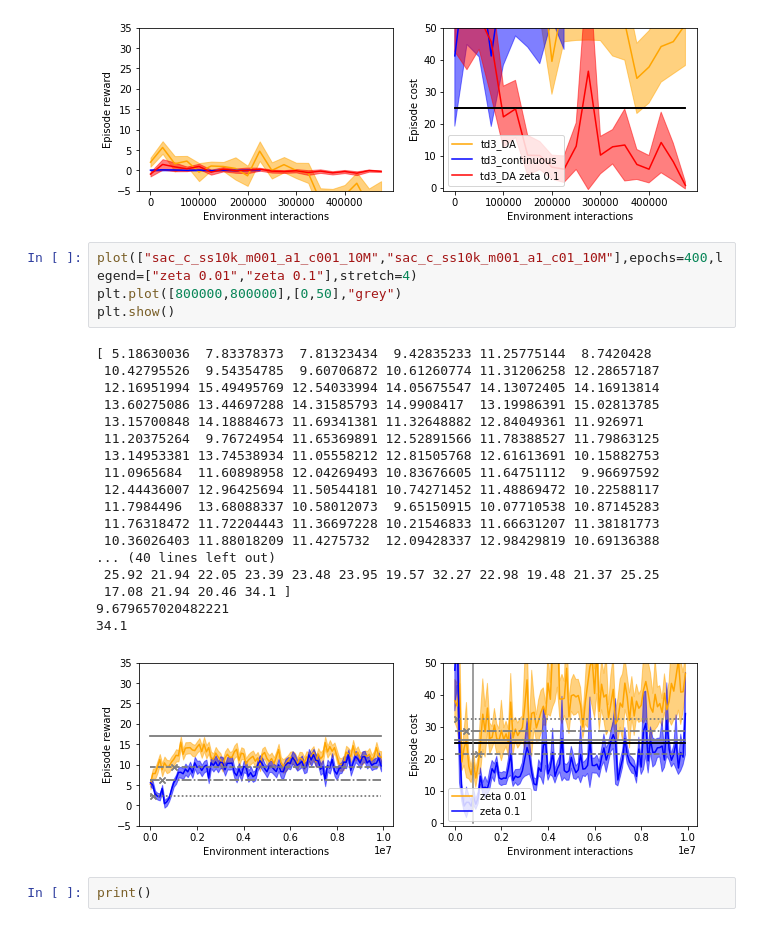
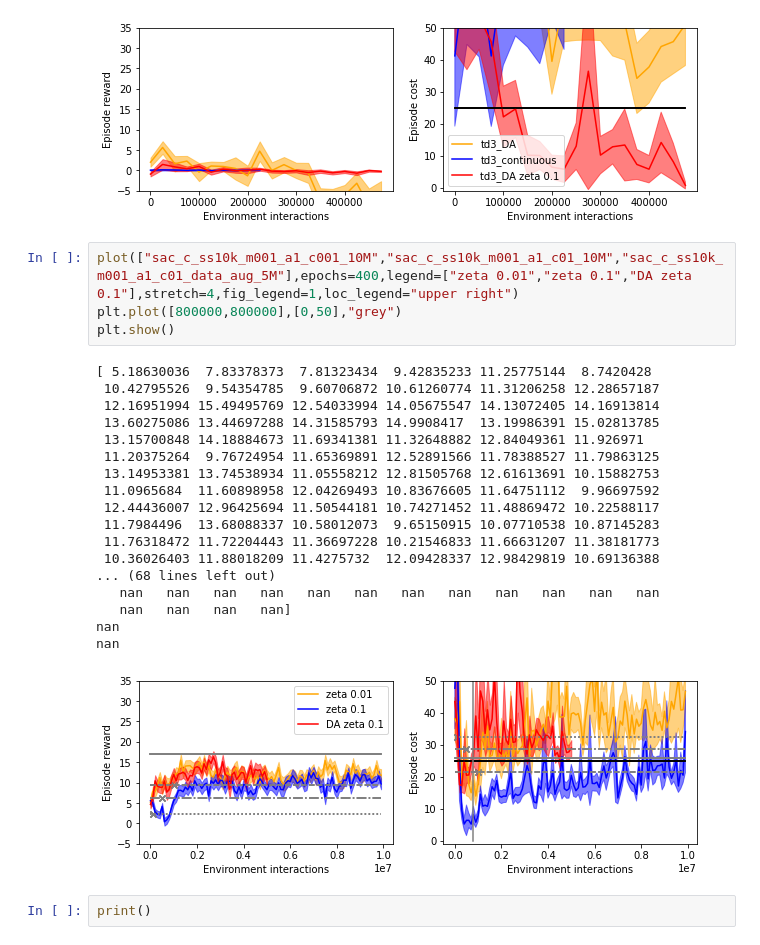
Before and after one commit to flodorner/Augmented_Constrained_RL, a Jupyter notebook: Plot_results.ipynb, the cells around one changed output. Saved outputs shown, nothing was run; the diff lists cells and outputs as text.

```diff
--- a/Plot_results.ipynb
+++ b/Plot_results.ipynb
@@ -636,27 +636,27 @@ nan
 0.68
 [figure]
 # %%
-plot(["sac_c_ss10k_m001_a1_c001_10M","sac_c_ss10k_m001_a1_c01_10M"],epochs=400,legend=["zeta 0.01","zeta 0.1"],stretch=4)
+plot(["sac_c_ss10k_m001_a1_c001_10M","sac_c_ss10k_m001_a1_c01_10M","sac_c_ss10k_m001_a1_c01_data_aug_5M"],epochs=400,legend=["zeta 0.01","zeta 0.1","DA zeta 0.1"],stretch=4,fig_legend=1,loc_legend="upper right")
 plt.plot([800000,800000],[0,50],"grey")
 plt.show()
 # %% [output]
 [ 5.18630036  7.83378373  7.81323434  9.42835233 11.25775144  8.7420428
  10.42795526  9.54354785  9.60706872 10.61260774 11.31206258 12.28657187
  12.16951994 15.49495769 12.54033994 14.05675547 14.13072405 14.16913814
  13.60275086 13.44697288 14.31585793 14.9908417  13.19986391 15.02813785
  13.15700848 14.18884673 11.69341381 11.32648882 12.84049361 11.926971
  11.20375264  9.76724954 11.65369891 12.52891566 11.78388527 11.79863125
  13.14953381 13.74538934 11.05558212 12.81505768 12.61613691 10.15882753
  11.0965684  11.60898958 12.04269493 10.83676605 11.64751112  9.96697592
  12.44436007 12.96425694 11.50544181 10.74271452 11.48869472 10.22588117
  11.7984496  13.68088337 10.58012073  9.65150915 10.07710538 10.87145283
  11.76318472 11.72204443 11.36697228 10.21546833 11.66631207 11.38181773
  10.36026403 11.88018209 11.4275732  12.09428337 12.98429819 10.69136388
-... (40 lines left out)
- 25.92 21.94 22.05 23.39 23.48 23.95 19.57 32.27 22.98 19.48 21.37 25.25
- 17.08 21.94 20.46 34.1 ]
-9.679657020482221
-34.1
+... (68 lines left out)
+   nan   nan   nan   nan   nan   nan   nan   nan   nan   nan   nan   nan
+   nan   nan   nan   nan]
+nan
+nan
-[figure, old version]
+[figure, new version]
 # %%
 print()
```
Also changed, not shown: 1 other file.
